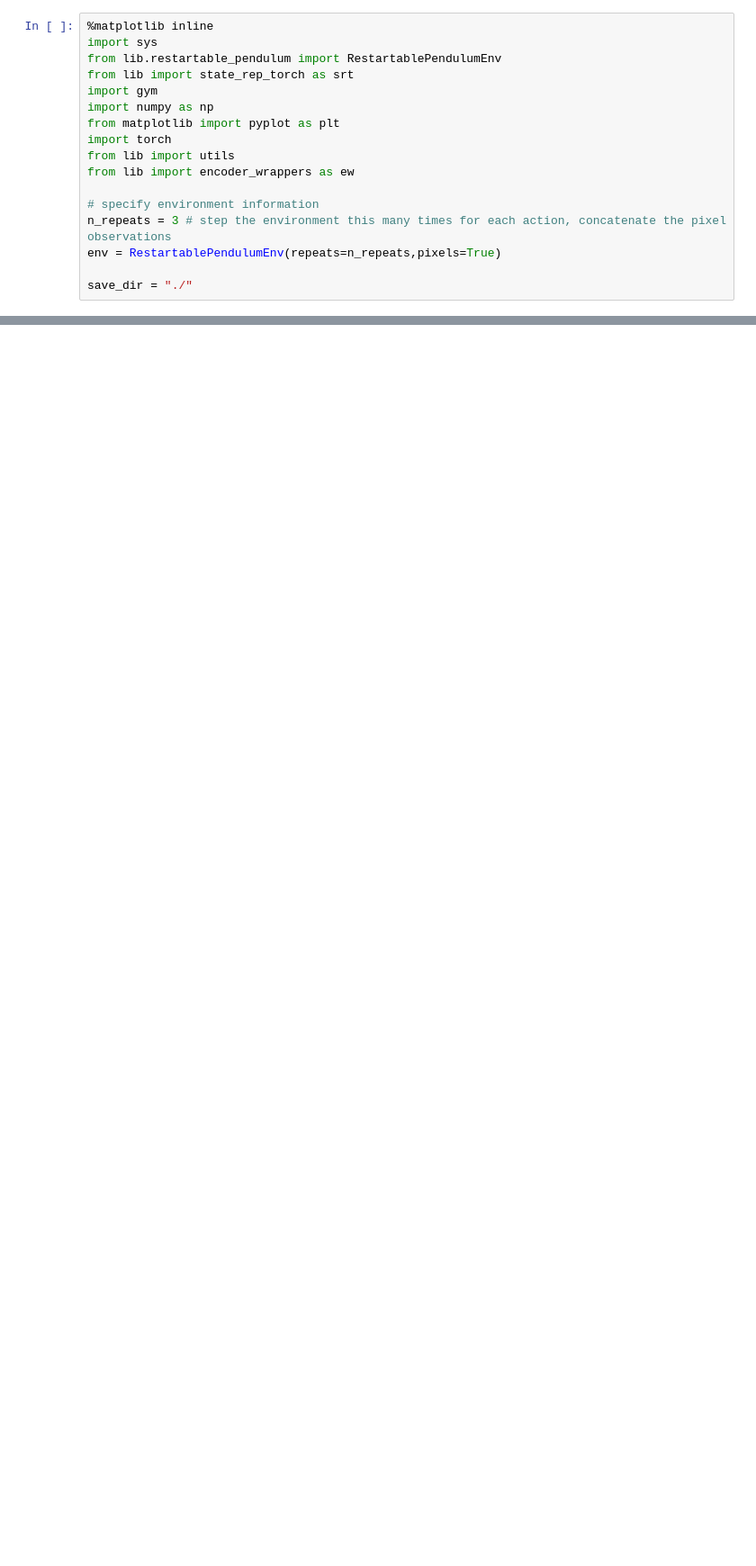
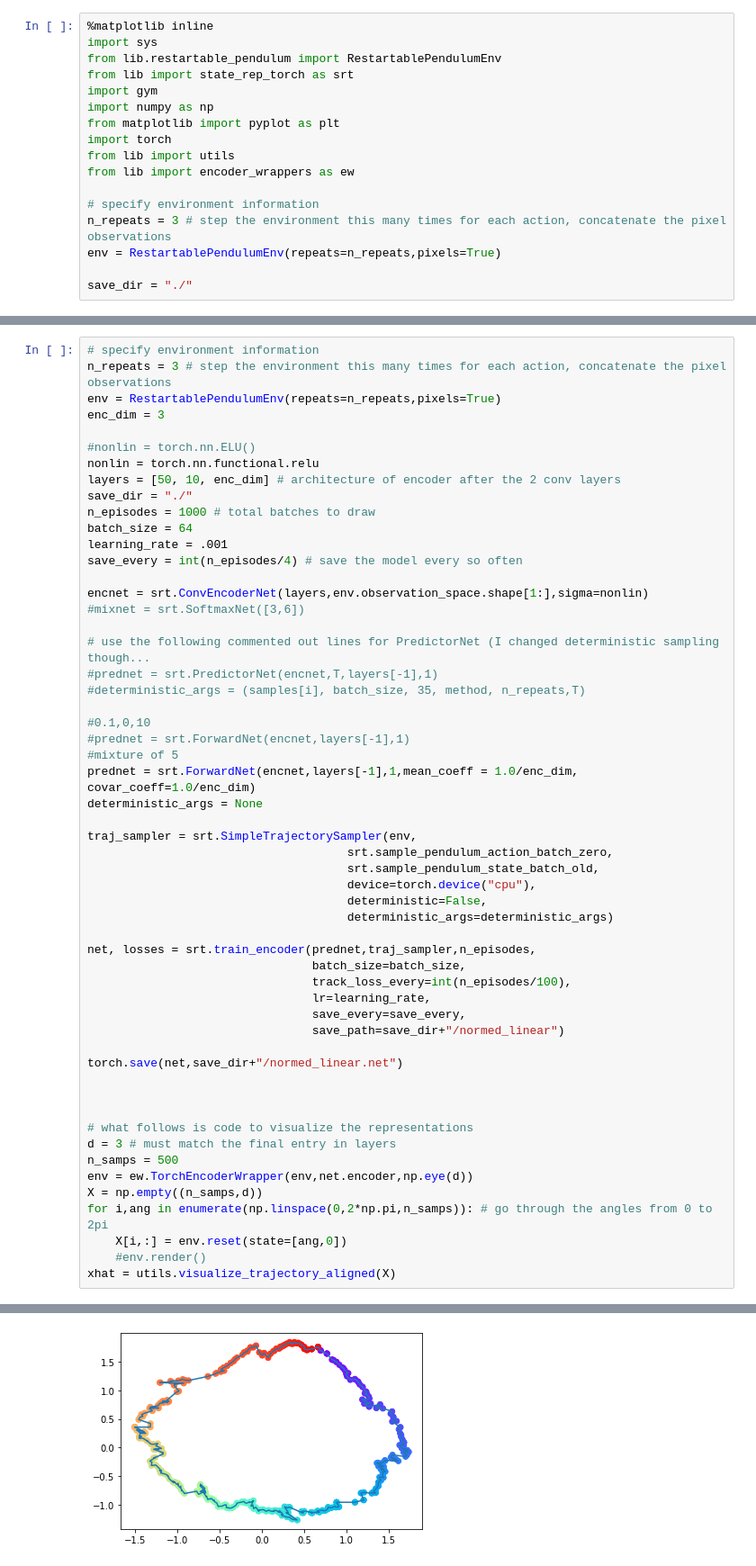
Before and after one commit to holdenlee/LinearizingStateRepresentation, a Jupyter notebook: Forward_model_with_normalization.ipynb, the cells around one changed output, grey strips where cells are left out. Shown: that part at 90% size. Saved outputs shown, nothing was run; the diff lists cells and outputs as text; blank space fills up the shorter version.

Commit message:
linear + regularization

```diff
--- a/Forward_model_with_normalization.ipynb
+++ b/Forward_model_with_normalization.ipynb
@@ -72,0 +200,56 @@ xhat = utils.visualize_trajectory_aligned(X)
+# %%
+# specify environment information
+n_repeats = 3 # step the environment this many times for each action, concatenate the pixel observations
+env = RestartablePendulumEnv(repeats=n_repeats,pixels=True)
+enc_dim = 3
+
+#nonlin = torch.nn.ELU()
+nonlin = torch.nn.functional.relu
+layers = [50, 10, enc_dim] # architecture of encoder after the 2 conv layers
+save_dir = "./"
+n_episodes = 1000 # total batches to draw
+batch_size = 64
+learning_rate = .001
+save_every = int(n_episodes/4) # save the model every so often
+
+encnet = srt.ConvEncoderNet(layers,env.observation_space.shape[1:],sigma=nonlin)
+#mixnet = srt.SoftmaxNet([3,6])
+
+# use the following commented out lines for PredictorNet (I changed deterministic sampling though...
+#prednet = srt.PredictorNet(encnet,T,layers[-1],1)
+#deterministic_args = (samples[i], batch_size, 35, method, n_repeats,T)
+
+#0.1,0,10
+#prednet = srt.ForwardNet(encnet,layers[-1],1)
+#mixture of 5
+prednet = srt.ForwardNet(encnet,layers[-1],1,mean_coeff = 1.0/enc_dim, covar_coeff=1.0/enc_dim)
+deterministic_args = None
+
+traj_sampler = srt.SimpleTrajectorySampler(env,
+                                     srt.sample_pendulum_action_batch_zero,
+                                     srt.sample_pendulum_state_batch_old,
+                                     device=torch.device("cpu"),
+                                     deterministic=False,
+                                     deterministic_args=deterministic_args)
+
+net, losses = srt.train_encoder(prednet,traj_sampler,n_episodes,
+                                batch_size=batch_size,
+                                track_loss_every=int(n_episodes/100),
+                                lr=learning_rate,
+                                save_every=save_every,
+                                save_path=save_dir+"/normed_linear")
+
+torch.save(net,save_dir+"/normed_linear.net")
+
+
+
+# what follows is code to visualize the representations
+d = 3 # must match the final entry in layers
+n_samps = 500
+env = ew.TorchEncoderWrapper(env,net.encoder,np.eye(d))
+X = np.empty((n_samps,d))
+for i,ang in enumerate(np.linspace(0,2*np.pi,n_samps)): # go through the angles from 0 to 2pi
+    X[i,:] = env.reset(state=[ang,0])
+    #env.render()
+xhat = utils.visualize_trajectory_aligned(X)
+# %% [output]
@@ -72,0 +257 @@ xhat = utils.visualize_trajectory_aligned(X)
+[figure, added]
```
Also changed, not shown: parts of 8 cells of this notebook, 1 other file.
